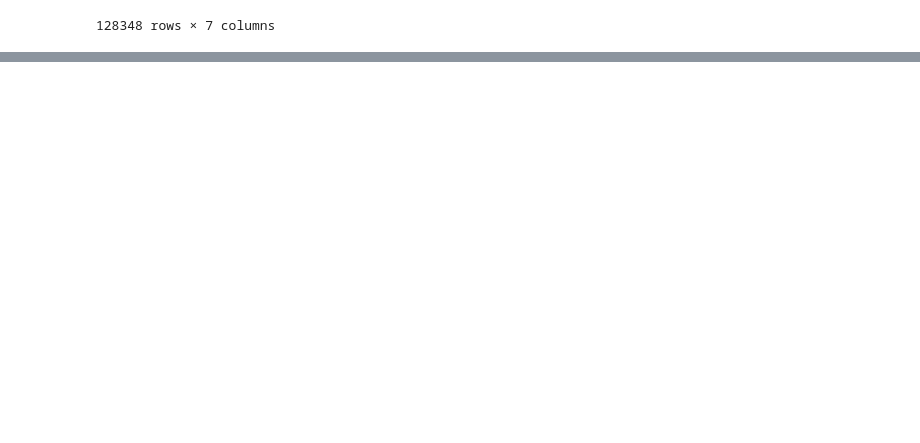
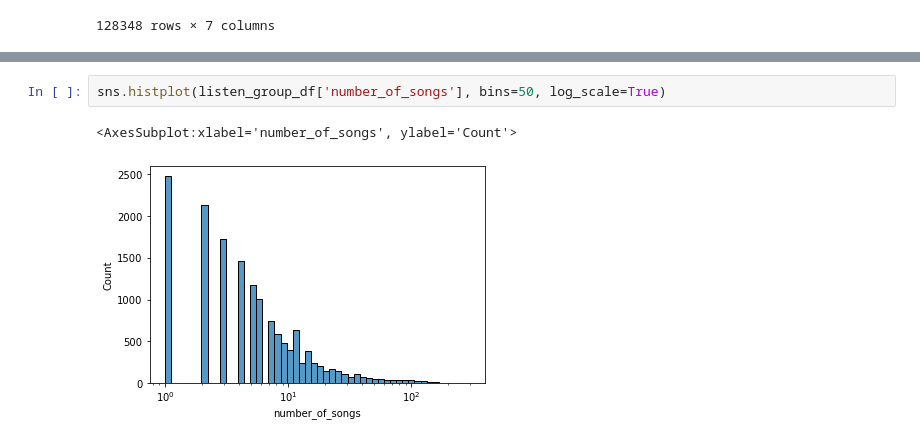
Before and after one commit to cesaregarza/DataPlayground, a Jupyter notebook: last_fm/last_fm.ipynb, the cells around one changed output, grey strips where cells are left out. Saved outputs shown, nothing was run; the diff lists cells and outputs as text; blank space fills up the shorter version.

```diff
--- a/last_fm/last_fm.ipynb
+++ b/last_fm/last_fm.ipynb
@@ -189,0 +896,5 @@ df
+# %%
+sns.histplot(listen_group_df['number_of_songs'], bins=50, log_scale=True)
+# %% [output]
+<AxesSubplot:xlabel='number_of_songs', ylabel='Count'>
+[figure, added]
```
Also changed, not shown: parts of 112 cells of this notebook, 3 other files.
